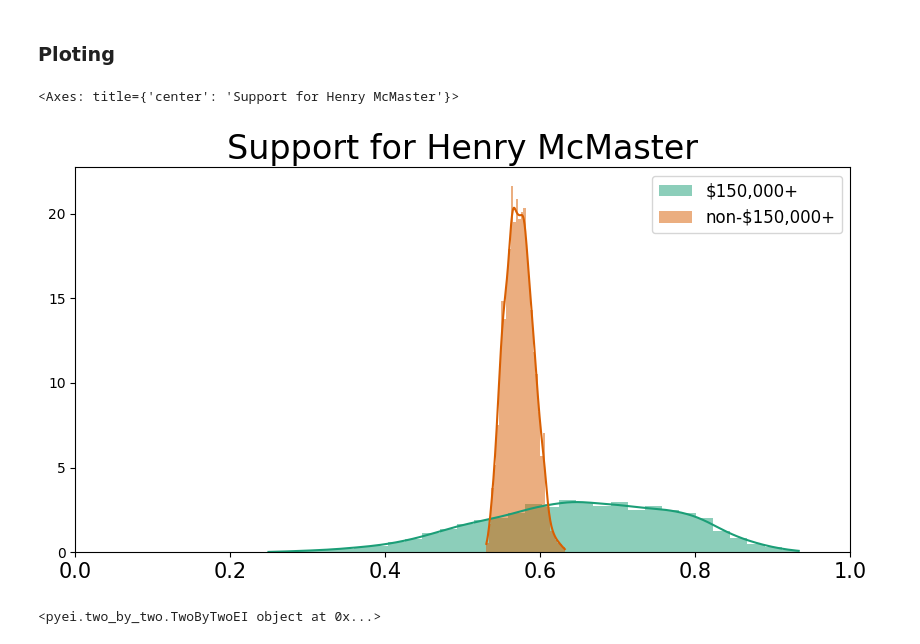
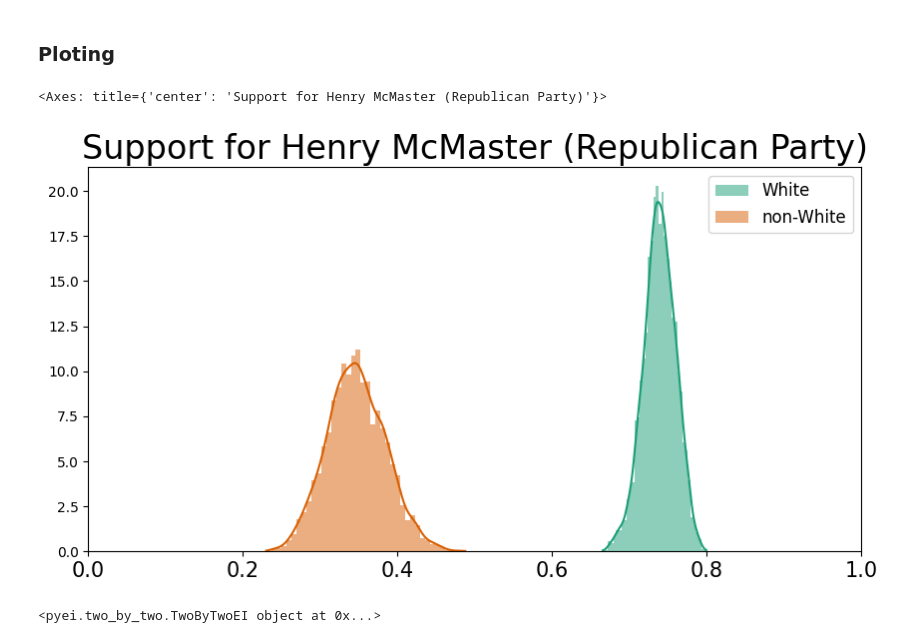
Before and after one commit to SBU-CSE-416/votifier, a Jupyter notebook: server/data/preprocess_pyei.ipynb, the cells around one changed output. Drawn from its saved outputs; the diff is of its cells as text; code cells hidden in the pictures.

```diff
--- a/server/data/preprocess_pyei.ipynb
+++ b/server/data/preprocess_pyei.ipynb
@@ -2769,12 +2769,12 @@ Model: king99_pareto_modification
 # %% [markdown]
 ### Ploting
 # %%
-rep_150_more_ei_rural.plot_kde()
+rep_white_ei.plot_kde()
 
 # Plot the ecological inference results
 # %% [output]
-<Axes: title={'center': 'Support for Henry McMaster'}>
+<Axes: title={'center': 'Support for Henry McMaster (Republican Party)'}>
-[figure, old version]
+[figure, new version]
 # %%
 print(rep_white_ei)
 # %% [output]
```
Also changed, not shown: parts of 95 cells of this notebook, 1 other file.
